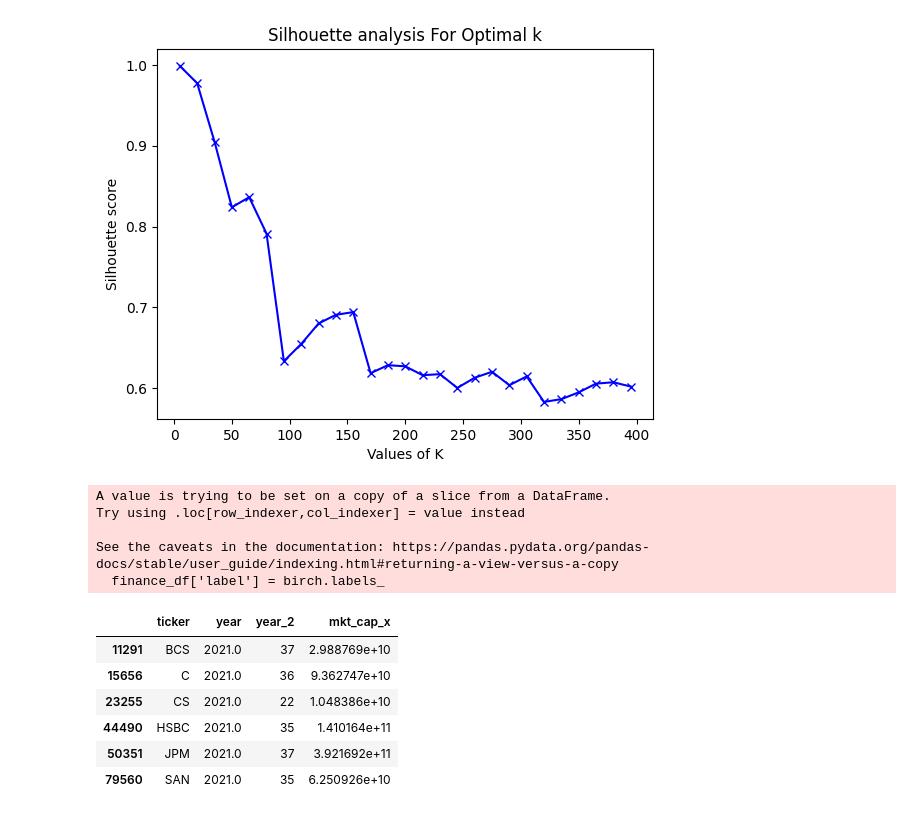
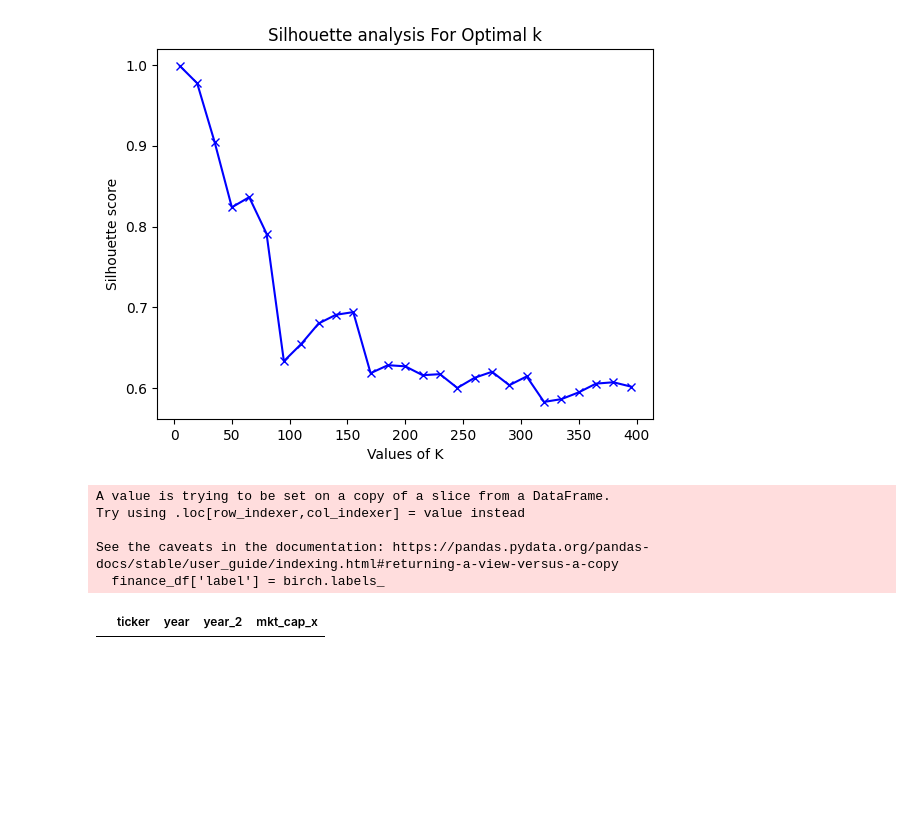
Before and after one commit to dimmittnick/finance, a Jupyter notebook: individual_stocks/clustering2.ipynb, the cells around one changed output. Saved outputs shown, nothing was run; the diff lists cells and outputs as text; code cells hidden in the pictures; blank space fills up the shorter version.

```diff
--- a/individual_stocks/clustering2.ipynb
+++ b/individual_stocks/clustering2.ipynb
@@ -164,11 +164,5 @@ labels = [35, 1, 108, 128, 142, 64, 20, 49, 7, 55, 62, 11, 141, 7, 108, 123, 140
 # %%
-finance_df[(finance_df['label'] == 35) & (finance_df['year'] == 2021)][['ticker', 'year', 'year_2', 'mkt_cap_x']]
+finance_df[(finance_df['label'] == 38) & (finance_df['year'] == 2022)][['ticker', 'year', 'year_2', 'mkt_cap_x']]
 # %% [output]
 |  | ticker | year | year_2 | mkt_cap_x |
-| 11291 | BCS | 2021.0 | 37 | 2.988769e+10 |
-| 15656 | C | 2021.0 | 36 | 9.362747e+10 |
-| 23255 | CS | 2021.0 | 22 | 1.048386e+10 |
-| 44490 | HSBC | 2021.0 | 35 | 1.410164e+11 |
-| 50351 | JPM | 2021.0 | 37 | 3.921692e+11 |
-| 79560 | SAN | 2021.0 | 35 | 6.250926e+10 |
 # %%
```
Also changed, not shown: parts of 3 cells of this notebook.
